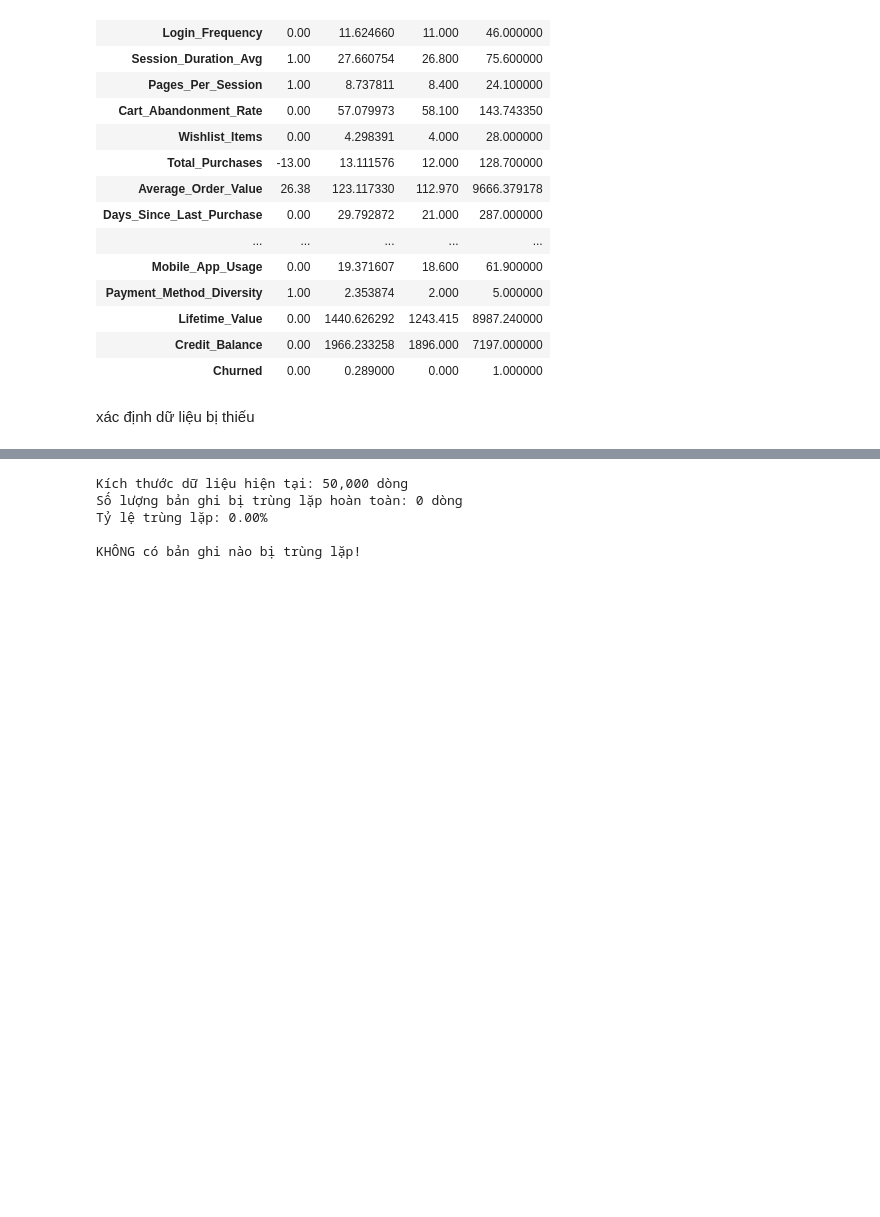
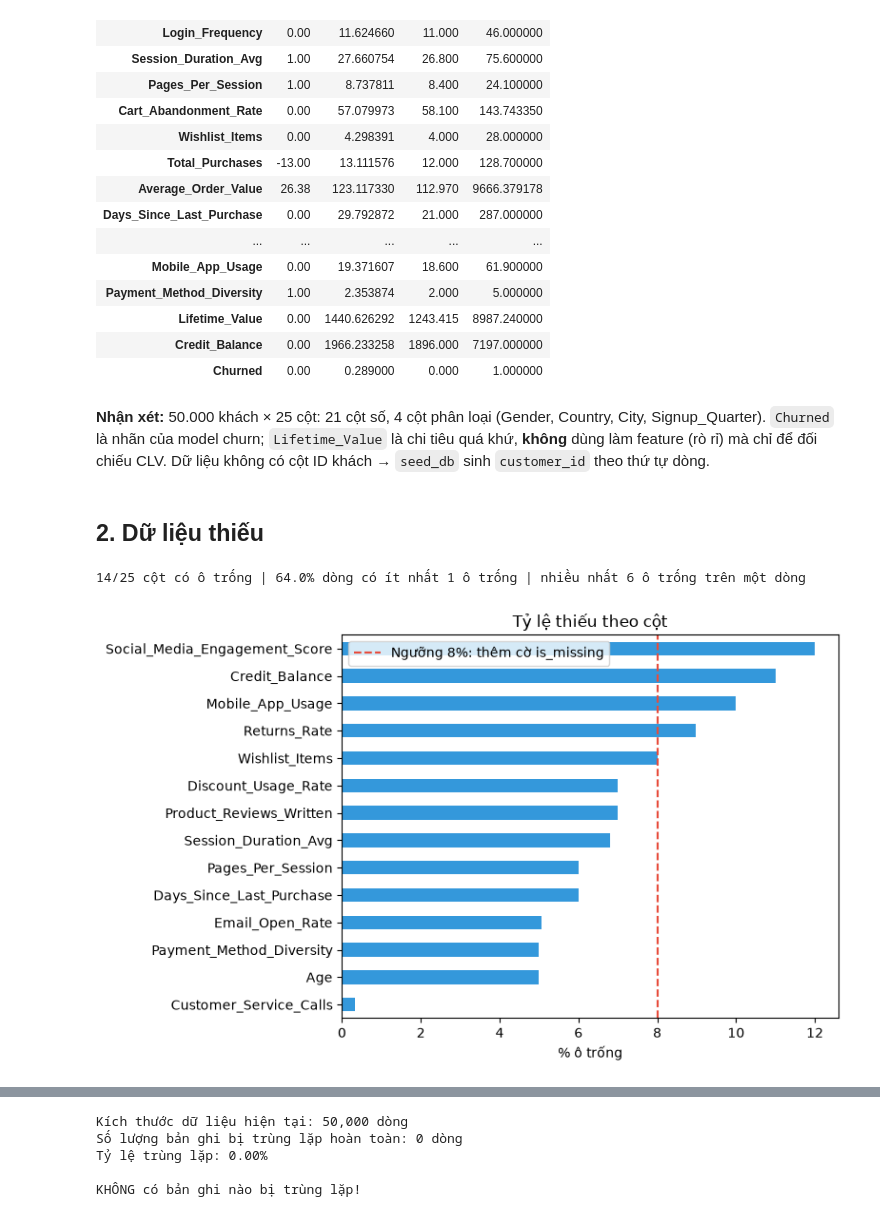
Before and after one commit to Khoailat2808/machine_learning_project, a Jupyter notebook: notebooks/01_eda.ipynb, the cells around one changed output, grey strips where cells are left out. Saved outputs shown, nothing was run; the diff lists cells and outputs as text; code cells hidden in the pictures; blank space fills up the shorter version.

```diff
--- a/notebooks/01_eda.ipynb
+++ b/notebooks/01_eda.ipynb
@@ -64,8 +81,28 @@ memory usage: 9.5 MB
 | Lifetime_Value | 0.00 | 1440.626292 | 1243.415 | 8987.240000 |
 | Credit_Balance | 0.00 | 1966.233258 | 1896.000 | 7197.000000 |
 | Churned | 0.00 | 0.289000 | 0.000 | 1.000000 |
-# %% [markdown]
-xác định dữ liệu bị thiếu
+# %% [markdown]
+**Nhận xét:** 50.000 khách × 25 cột: 21 cột số, 4 cột phân loại (Gender, Country, City, Signup_Quarter).
+`Churned` là nhãn của model churn; `Lifetime_Value` là chi tiêu quá khứ, **không** dùng làm feature (rò rỉ) mà chỉ để đối chiếu CLV.
+Dữ liệu không có cột ID khách → `seed_db` sinh `customer_id` theo thứ tự dòng.
+# %% [markdown]
+## 2. Dữ liệu thiếu
+# %%
+import matplotlib.pyplot as plt
+
+miss_rate = df.isna().mean().mul(100).sort_values(ascending=False)
+miss_rate = miss_rate[miss_rate > 0]
+print(f"{len(miss_rate)}/{df.shape[1]} cột có ô trống | {df.isna().any(axis=1).mean():.1%} dòng có ít nhất 1 ô trống "
+      f"| nhiều nhất {df.isna().sum(axis=1).max()} ô trống trên một dòng")
+ax = miss_rate.sort_values().plot.barh(figsize=(8, 5), color="#3498db")
+ax.axvline(8, color="#e74c3c", ls="--", label="Ngưỡng 8%: thêm cờ is_missing")
+ax.set(xlabel="% ô trống", title="Tỷ lệ thiếu theo cột")
+ax.legend()
+plt.tight_layout()
+plt.show()
+# %% [output]
+14/25 cột có ô trống | 64.0% dòng có ít nhất 1 ô trống | nhiều nhất 6 ô trống trên một dòng
+[figure, added]
 # %%
 import pandas as pd
 import numpy as np
```
Also changed, not shown: parts of 44 cells of this notebook, 8 other files.
